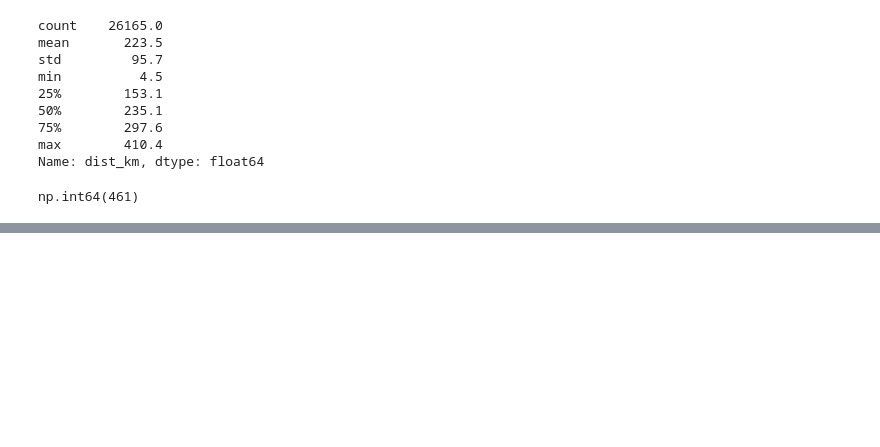
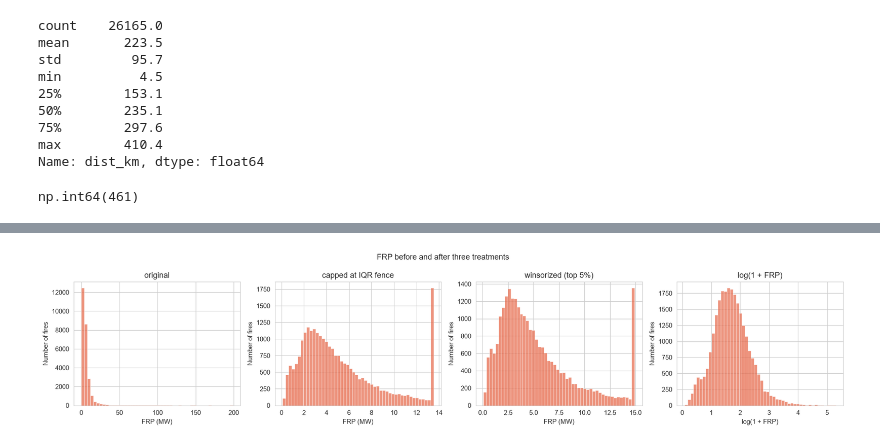
Before and after one commit to khushishahs02/EDA-Group-Project, a Jupyter notebook: notebooks/fire_analysis_cleaning.ipynb, the cells around one changed output, grey strips where cells are left out. Saved outputs shown, nothing was run; the diff lists cells and outputs as text; code cells hidden in the pictures; blank space fills up the shorter version.

```diff
--- a/notebooks/fire_analysis_cleaning.ipynb
+++ b/notebooks/fire_analysis_cleaning.ipynb
@@ -211,0 +238,11 @@ plt.show()
+# %%
+frp = fires["frp"]
+_, high_fence = iqr_bounds(frp)
+
+frp_versions = pd.DataFrame({
+    "original": frp,
+    "capped at IQR fence": frp.clip(upper=high_fence),
+    "winsorized (top 5%)": pd.Series(np.asarray(winsorize(frp.values, limits=[0, 0.05])), index=frp.index),
+    "log(1 + FRP)": np.log1p(frp),
+})
+frp_versions.agg(["mean", "median", "std", "skew"]).round(2)
@@ -211,0 +255,12 @@ plt.show()
+# %%
+fig, axes = plt.subplots(1, 4, figsize=(17, 3.8))
+for ax, col in zip(axes, frp_versions):
+    sns.histplot(frp_versions[col], bins=50, ax=ax, color="#e76f51")
+    ax.set_title(col)
+    ax.set_xlabel("log(1 + FRP)" if col.startswith("log") else "FRP (MW)")
+    ax.set_ylabel("Number of fires")
+fig.suptitle("FRP before and after three treatments")
+fig.tight_layout()
+plt.show()
+# %% [output]
+[figure, added]
```
Also changed, not shown: parts of 9 cells of this notebook.
